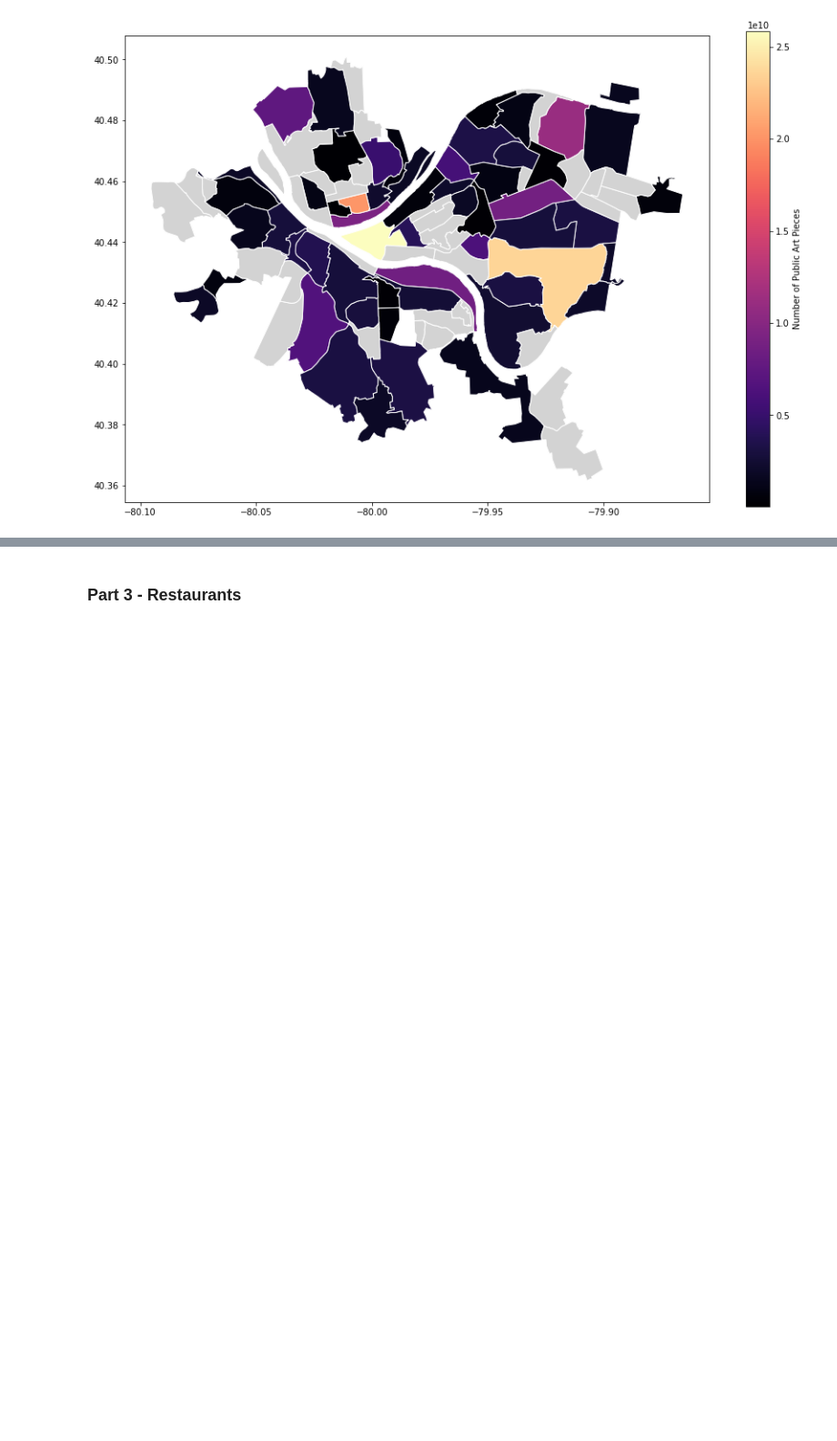
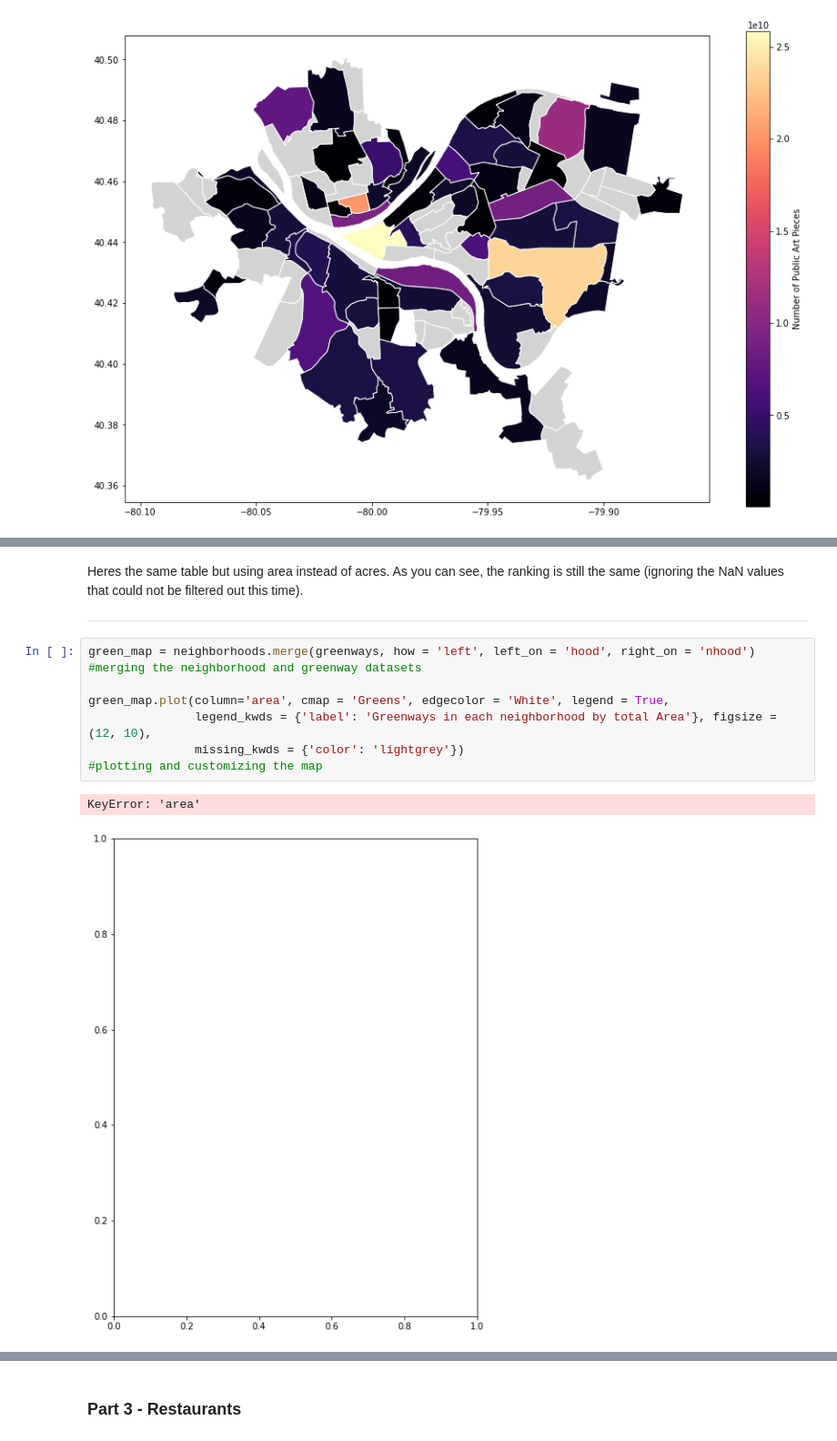
Before and after one commit to yimijj/CMPINF0010-Final-Project, a Jupyter notebook: FinalReport-Notebook.ipynb, the cells around one changed output, grey strips where cells are left out. Shown at 91% size. Cells and saved outputs as stored; diff of their text form; blank space fills up the shorter version.

```diff
--- a/FinalReport-Notebook.ipynb
+++ b/FinalReport-Notebook.ipynb
@@ -168,0 +230,15 @@ artpubweimap.plot(column='id',cmap='magma',
+# %% [markdown]
+Heres the same table but using area instead of acres. As you can see, the ranking is still the same (ignoring the NaN values that could not be filtered out this time).
+
+----------------
+# %%
+green_map = neighborhoods.merge(greenways, how = 'left', left_on = 'hood', right_on = 'nhood')
+#merging the neighborhood and greenway datasets
+
+green_map.plot(column='area', cmap = 'Greens', edgecolor = 'White', legend = True,
+               legend_kwds = {'label': 'Greenways in each neighborhood by total Area'}, figsize = (12, 10),
+               missing_kwds = {'color': 'lightgrey'})
+#plotting and customizing the map
+# %% [output]
+KeyError: 'area'
+[figure, added]
```
Also changed, not shown: parts of 11 cells of this notebook.
